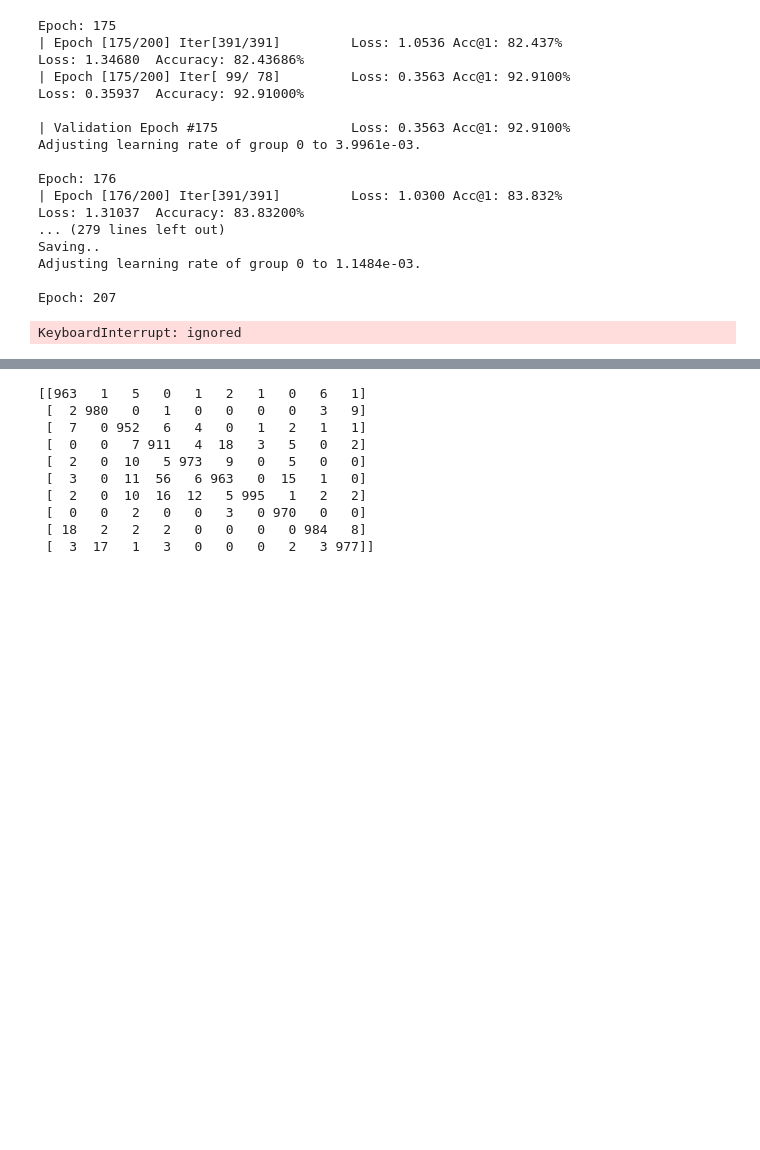
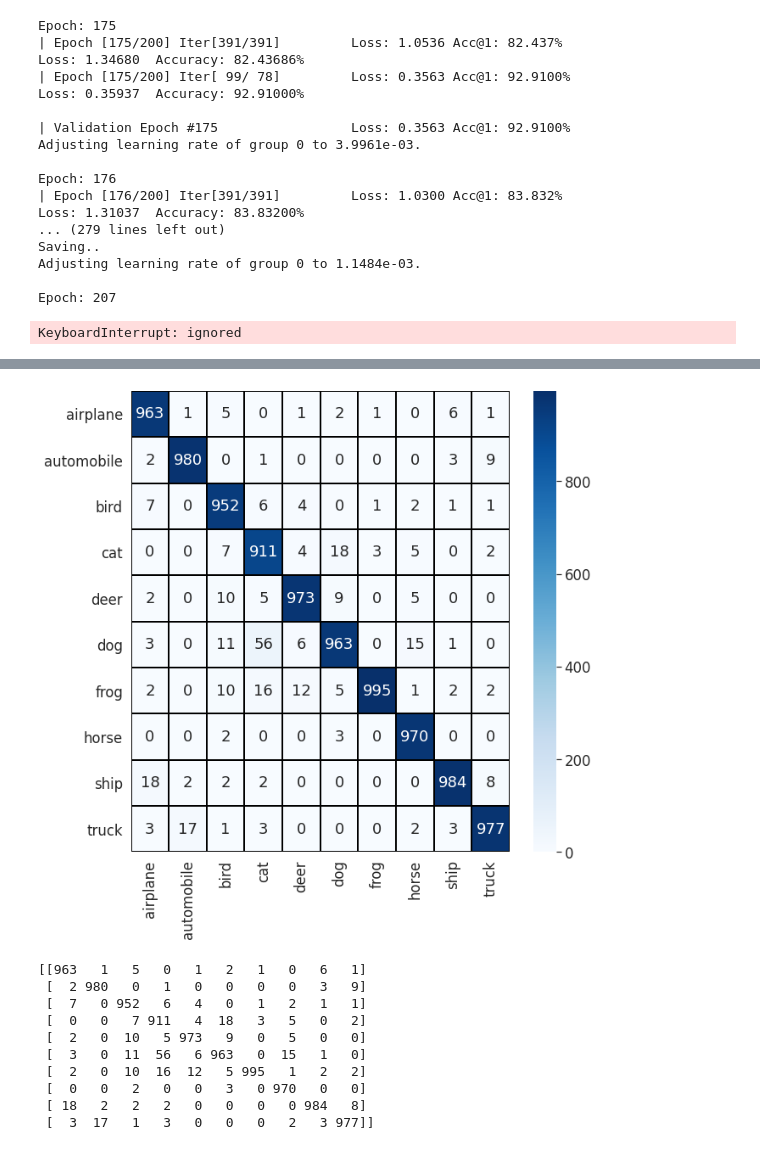
Before and after one commit to khanghn/CIFAR-10, a Jupyter notebook: Wide ResNet .ipynb, the cells around one changed output, grey strips where cells are left out. Saved outputs shown, nothing was run; the diff lists cells and outputs as text; code cells hidden in the pictures; blank space fills up the shorter version.

```diff
--- a/Wide ResNet .ipynb
+++ b/Wide ResNet .ipynb
@@ -594,3 +552,23 @@ Loss: 0.38371  Accuracy: 96.68000%
+# %%
+import seaborn as sns
+
+class_names = ['airplane', 'automobile', 'bird', 'cat', 'deer', 'dog', 'frog', 'horse', 'ship', 'truck']
+def plot_confusion_matrix (cm):
+    plt.figure(figsize = (10,10))
+    sns.set(font_scale=1.5)
+    sns.heatmap(
+        cm,
+        cmap = 'Blues',
+        linecolor = 'black',
+        linewidth = 1,
+        annot = True,
+        fmt = '',
+        xticklabels = class_names,
+        yticklabels = class_names)
+
+plot_confusion_matrix(cm)
+# %% [output]
+[figure, added]
 # %%
 import seaborn as sns
 # for i in range(10): class_names.append(str(i))
```
Also changed, not shown: parts of 25 cells of this notebook.
